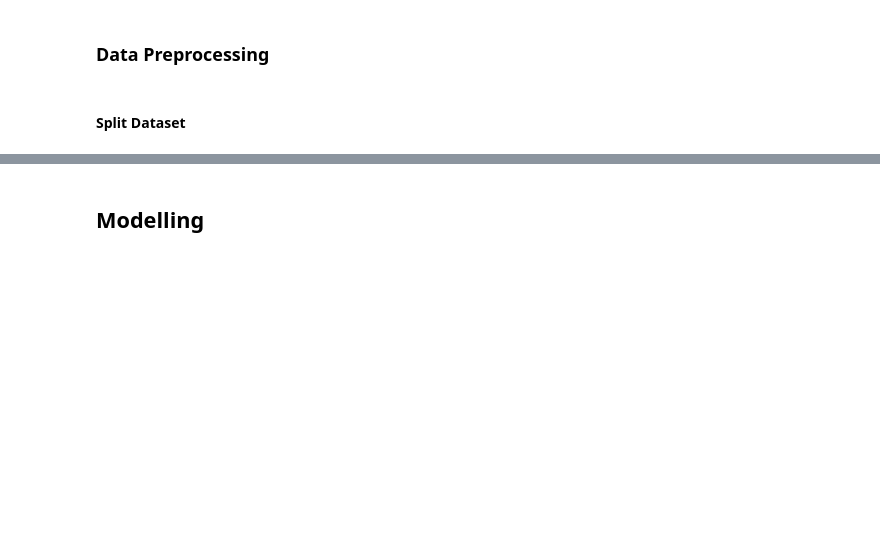
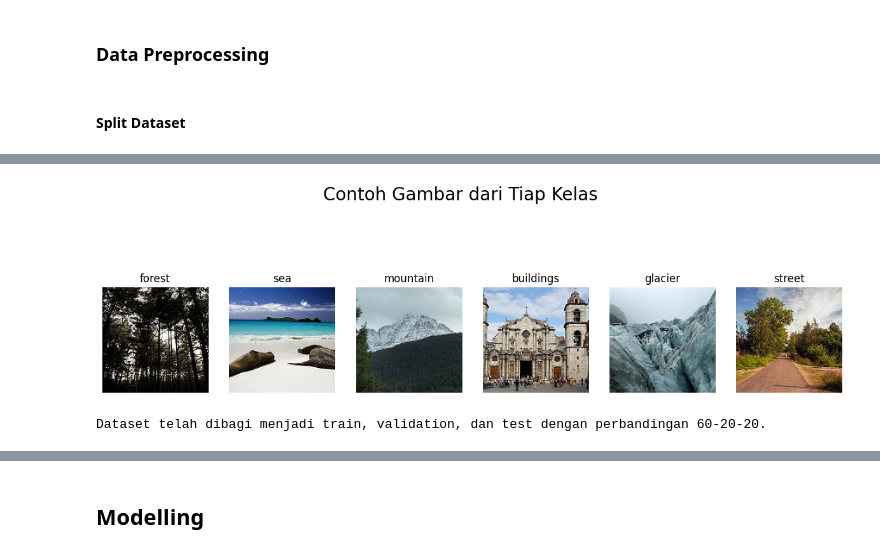
Before and after one commit to MHzNug/Project-Analisis-Data-Gambar, a Jupyter notebook: notebook.ipynb, the cells around one changed output, grey strips where cells are left out. Saved outputs shown, nothing was run; the diff lists cells and outputs as text; code cells hidden in the pictures; blank space fills up the shorter version.

```diff
--- a/notebook.ipynb
+++ b/notebook.ipynb
@@ -132,0 +123,70 @@ Image.open(dataset['path'].sample(1).values[0])
+# %%
+fig, axs = plt.subplots(1, len(combined_class_names), figsize=(15, 5))
+
+if len(combined_class_names) == 1:
+    axs = [axs]
+
+for i, class_name in enumerate(combined_class_names):
+    class_train_path = os.path.join(train_folder, class_name)
+    class_test_path = os.path.join(test_folder, class_name)
+
+    image_paths = []
+    if os.path.exists(class_train_path):
+        image_paths.extend([os.path.join(class_train_path, image) for image in os.listdir(class_train_path)])
+    if os.path.exists(class_test_path):
+        image_paths.extend([os.path.join(class_test_path, image) for image in os.listdir(class_test_path)])
+
+    if image_paths:
+        random_image_path = random.choice(image_paths)
+        image = cv2.imread(random_image_path)
+        image = cv2.cvtColor(image, cv2.COLOR_BGR2RGB)
+
+        axs[i].imshow(image)
+        axs[i].set_title(f"{class_name}")
+        axs[i].axis('off')
+
+plt.suptitle("Contoh Gambar dari Tiap Kelas", fontsize=20)
+plt.show()
+# %% [output]
+[figure, added]
+# %%
+# Tentukan path untuk dataset baru
+base_dir = 'dataset'  # Tentukan path direktori tujuan
+
+# Buat folder untuk train, val, test
+for split in ['train', 'val', 'test']:
+    for class_name in combined_class_names:
+        os.makedirs(os.path.join(base_dir, split, class_name), exist_ok=True)
+
+# Loop melalui setiap kelas dan bagi datanya
+for class_name in combined_class_names:
+    # Ambil gambar dari masing-masing kelas
+    class_train_path = os.path.join(train_folder, class_name)
+    class_test_path = os.path.join(test_folder, class_name)
+
+    # Gabungkan semua gambar
+    image_paths = []
+    if os.path.exists(class_train_path):
+        image_paths.extend([os.path.join(class_train_path, image) for image in os.listdir(class_train_path)])
+    if os.path.exists(class_test_path):
+        image_paths.extend([os.path.join(class_test_path, image) for image in os.listdir(class_test_path)])
+
+    # Bagi data menjadi train dan temp (40%)
+    train_images, temp_images = train_test_split(image_paths, test_size=0.2, random_state=42)
+
+    # Bagi data temp menjadi validation dan test (20% masing-masing)
+    val_images, test_images = train_test_split(temp_images, test_size=0.5, random_state=42)
+
+    # Salin gambar ke direktori baru
+    for img in train_images:
+        shutil.copy(img, os.path.join(base_dir, 'train', class_name))
+
+    for img in val_images:
+        shutil.copy(img, os.path.join(base_dir, 'val', class_name))
+
+    for img in test_images:
+        shutil.copy(img, os.path.join(base_dir, 'test', class_name))
+
+print("Dataset telah dibagi menjadi train, validation, dan test dengan perbandingan 60-20-20.")
+# %% [output]
+Dataset telah dibagi menjadi train, validation, dan test dengan perbandingan 60-20-20.
```
Also changed, not shown: parts of 19 cells of this notebook.
